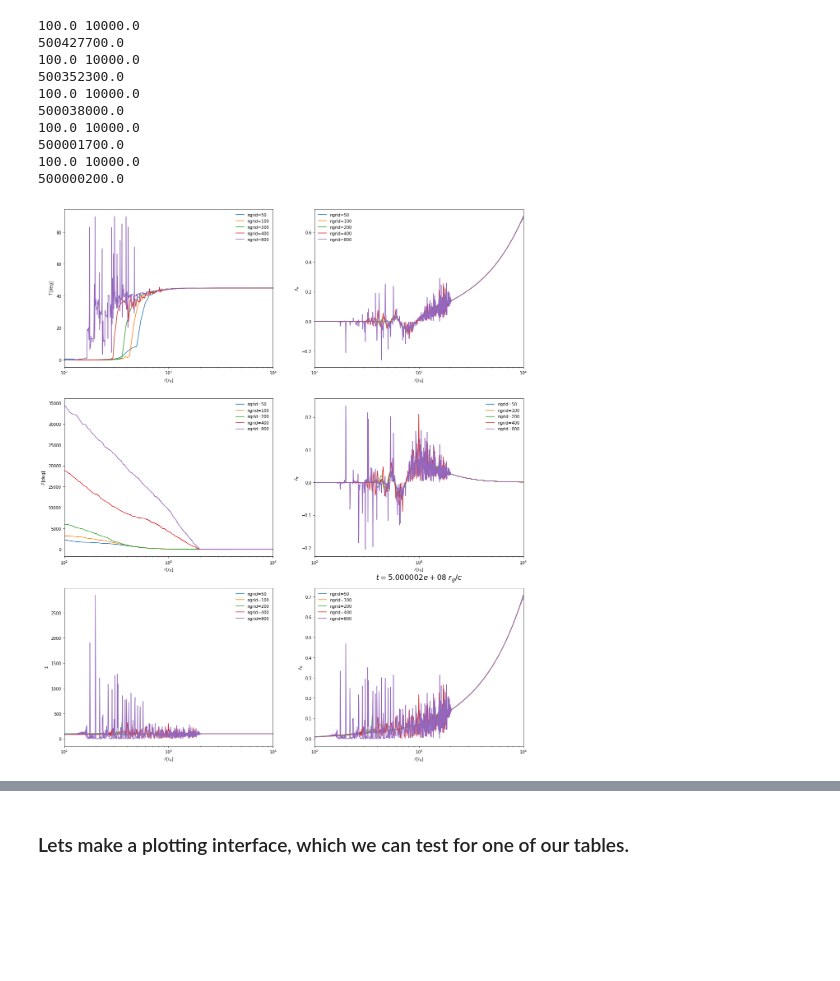
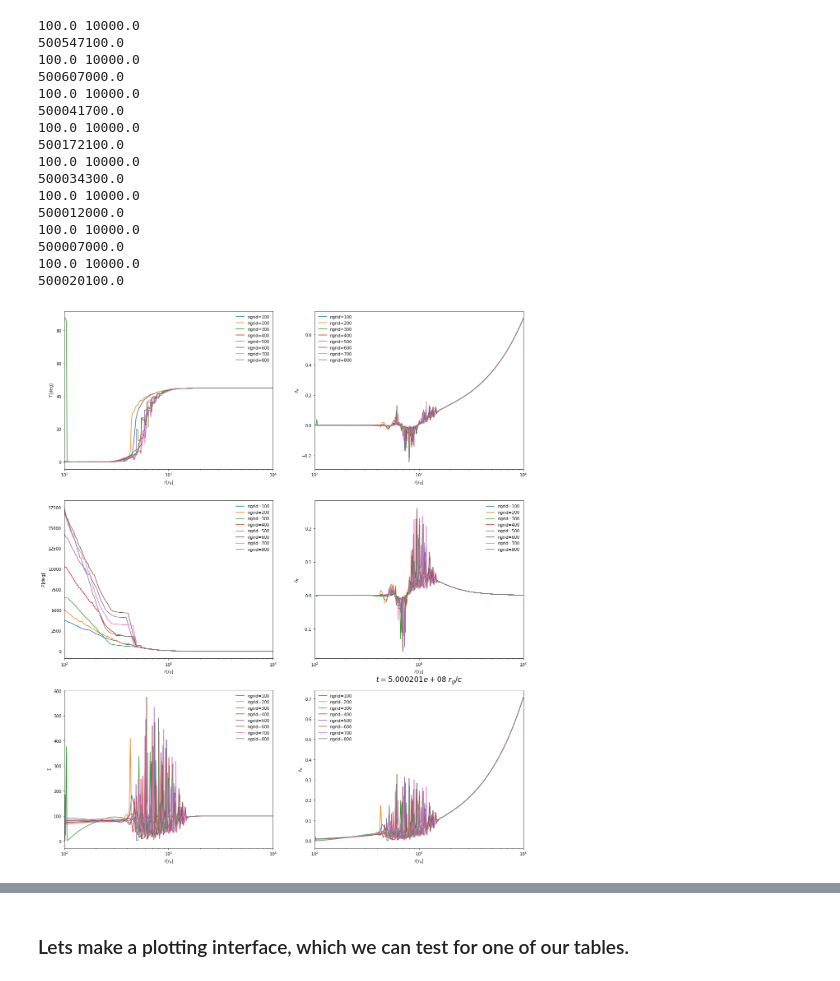
Before and after one commit to nomahen/twisted_disk_1d, a Jupyter notebook: notebooks/convergence_tests.ipynb, the cells around one changed output, grey strips where cells are left out. Cells and saved outputs as stored; diff of their text form; code cells hidden in the pictures; blank space fills up the shorter version.

```diff
--- a/notebooks/convergence_tests.ipynb
+++ b/notebooks/convergence_tests.ipynb
@@ -29,12 +29,17 @@ prefs      = ['../outputs/tilt1_rmax1e4/n50/evolve_rmin60_rad_',
               '../outputs/tilt1_rmax1e4/n600/evolve_rmin60_rad_',
               '../outputs/tilt1_rmax1e4/n700/evolve_rmin60_rad_',
               '../outputs/tilt1_rmax1e4/n800/evolve_rmin60_rad_']'''
-data_ngrid = [50,100,200,400,800]#,500,600,700,800]
-prefs      = ['../outputs/tilt45_rmax1e4_new/n50/evolve_rmin60_rad_',
-              '../outputs/tilt45_rmax1e4_new/n100/evolve_rmin60_rad_',
+data_ngrid = [100,200,300,400,500,600,700,800]
+prefs      = ['../outputs/tilt45_rmax1e4_new/n100/evolve_rmin60_rad_',
               '../outputs/tilt45_rmax1e4_new/n200/evolve_rmin60_rad_',
+              '../outputs/tilt45_rmax1e4_new/n300/evolve_rmin60_rad_',
               '../outputs/tilt45_rmax1e4_new/n400/evolve_rmin60_rad_',
+              '../outputs/tilt45_rmax1e4_new/n500/evolve_rmin60_rad_',
+              '../outputs/tilt45_rmax1e4_new/n600/evolve_rmin60_rad_',
+              '../outputs/tilt45_rmax1e4_new/n700/evolve_rmin60_rad_',
               '../outputs/tilt45_rmax1e4_new/n800/evolve_rmin60_rad_']
+
+
 # ngrid, tgrid don't actually matter if we don't convert our coordinates
 ngrid = 1000
 tgrid = 1000
@@ -50,8 +55,8 @@ from matplotlib.collections import LineCollection
 from mpl_toolkits.axes_grid1 import make_axes_locatable
 
 def plot_interface_multi(table_list,ind):
-    grid_no    = [50,100,200,400,800]
-    labels     = ['ngrid=50','ngrid=100','ngrid=200','ngrid=400','ngrid=800']
+    grid_no    = [100,200,300,400,500,600,700,800]
+    labels     = ['ngrid=100','ngrid=200','ngrid=300','ngrid=400','ngrid=500','ngrid=600','ngrid=700','ngrid=800']
     fig, ax = plt.subplots(3,2,figsize=(20,24))
     for i,table in enumerate(table_list):
         plot_r = table["r"][:,ind]
@@ -103,40 +108,46 @@ def plot_interface_multi(table_list,ind):
 
         ax[1][1].plot(plot_r,plot_Ly,label=labels[i])
         ax[1][1].set_xlabel(r'$r\,[r_{\rm g}]$')
         ax[1][1].set_ylabel(r'$\Lambda_y$')
         #ax[1][1].set_ylim(-50,1)
         ax[1][1].set_xlim(rmin,rmax)
         ax[1][1].set_xscale('log')
         ax[1][1].legend(frameon=False)
 
         ax[2][1].plot(plot_r,plot_Lz,label=labels[i])
         ax[2][1].set_xlabel(r'$r\,[r_{\rm g}]$')
         ax[2][1].set_ylabel(r'$\Lambda_z$')
         #ax[2][1].set_ylim(-1e-3,1e-3)
         ax[2][1].set_xlim(rmin,rmax)
         ax[2][1].set_xscale('log')
         ax[2][1].legend(frameon=False)
         print time
 
 
     plt.title(r"$t = %e \,\,r_g/c$" % time,fontsize=18,pad=20)
 
 
     return fig
-fig = plot_interface_multi(full_data[:5],-1)
+fig = plot_interface_multi(full_data[:],-1)
 plt.show()
 # %% [output]
 100.0 10000.0
-500427700.0
+500547100.0
 100.0 10000.0
-500352300.0
+500607000.0
 100.0 10000.0
-500038000.0
+500041700.0
 100.0 10000.0
-500001700.0
+500172100.0
 100.0 10000.0
-500000200.0
+500034300.0
+100.0 10000.0
+500012000.0
+100.0 10000.0
+500007000.0
+100.0 10000.0
+500020100.0
-[figure, old version]
+[figure, new version]
 # %%
 def map_cell_volume(x,field,xmin,xmax):
     dx_base  = xmax - xmin
```
Also changed, not shown: parts of 1 cell of this notebook, 4 other files.
